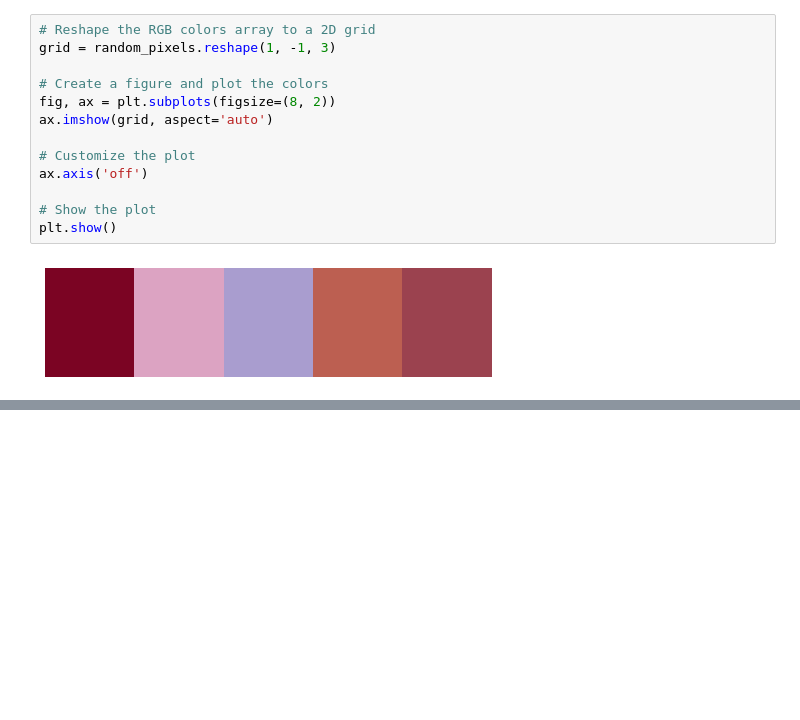
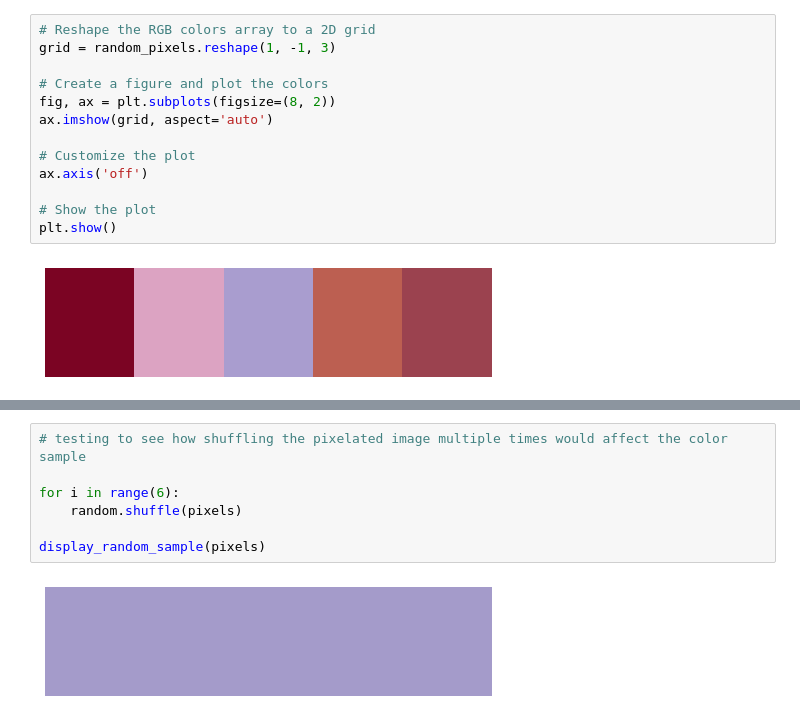
Before and after one commit to leehongc/color_palette_extractor, a Jupyter notebook: ColorPaletteExtractor.ipynb, the cells around one changed output, grey strips where cells are left out. Cells and saved outputs as stored; diff of their text form; blank space fills up the shorter version.

```diff
--- a/ColorPaletteExtractor.ipynb
+++ b/ColorPaletteExtractor.ipynb
@@ -71,0 +108,9 @@ plt.show()
+# %%
+# testing to see how shuffling the pixelated image multiple times would affect the color sample
+
+for i in range(6):
+    random.shuffle(pixels)
+
+display_random_sample(pixels)
+# %% [output]
+[figure, added]
```
Also changed, not shown: parts of 3 cells of this notebook.
